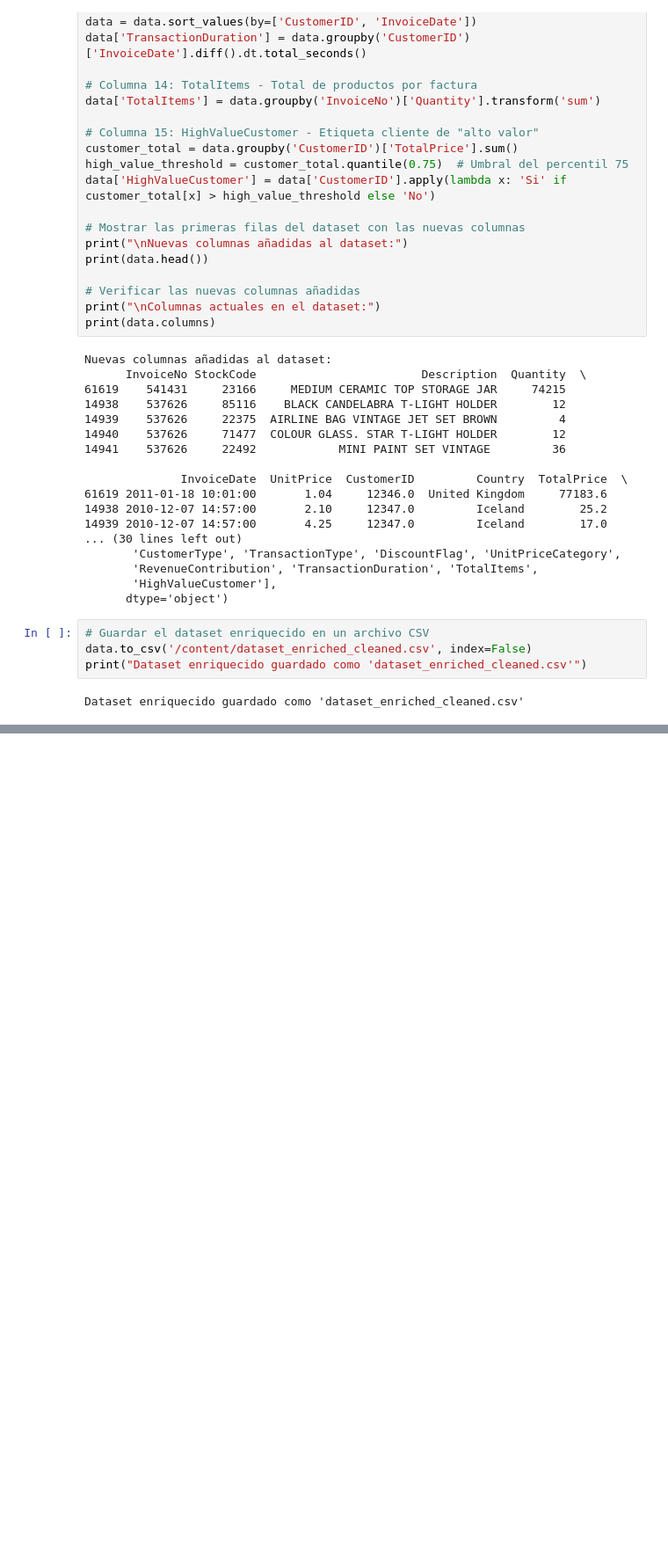
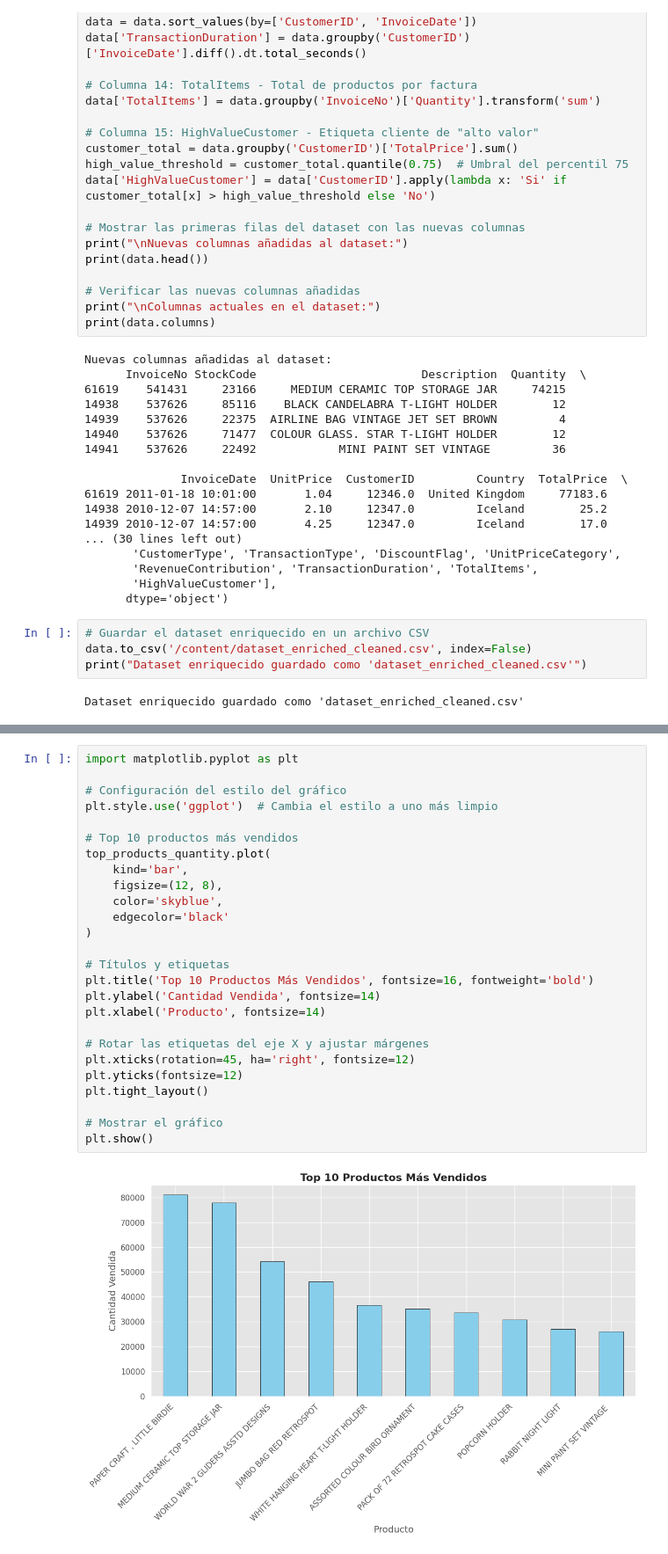
Before and after one commit to OttoBara/DataScience_Project_OnlineRetail, a Jupyter notebook: Datasets1_Baratto.ipynb, the cells around one changed output, grey strips where cells are left out. Shown at 88% size. Cells and saved outputs as stored; diff of their text form; blank space fills up the shorter version.

```diff
--- a/Datasets1_Baratto.ipynb
+++ b/Datasets1_Baratto.ipynb
@@ -325,0 +340,28 @@ Dataset enriquecido guardado como 'dataset_enriched_cleaned.csv'
+# %%
+import matplotlib.pyplot as plt
+
+# Configuración del estilo del gráfico
+plt.style.use('ggplot')  # Cambia el estilo a uno más limpio
+
+# Top 10 productos más vendidos
+top_products_quantity.plot(
+    kind='bar',
+    figsize=(12, 8),
+    color='skyblue',
+    edgecolor='black'
+)
+
+# Títulos y etiquetas
+plt.title('Top 10 Productos Más Vendidos', fontsize=16, fontweight='bold')
+plt.ylabel('Cantidad Vendida', fontsize=14)
+plt.xlabel('Producto', fontsize=14)
+
+# Rotar las etiquetas del eje X y ajustar márgenes
+plt.xticks(rotation=45, ha='right', fontsize=12)
+plt.yticks(fontsize=12)
+plt.tight_layout()
+
+# Mostrar el gráfico
+plt.show()
+# %% [output]
+[figure, added]
```
Also changed, not shown: parts of 13 cells of this notebook.
